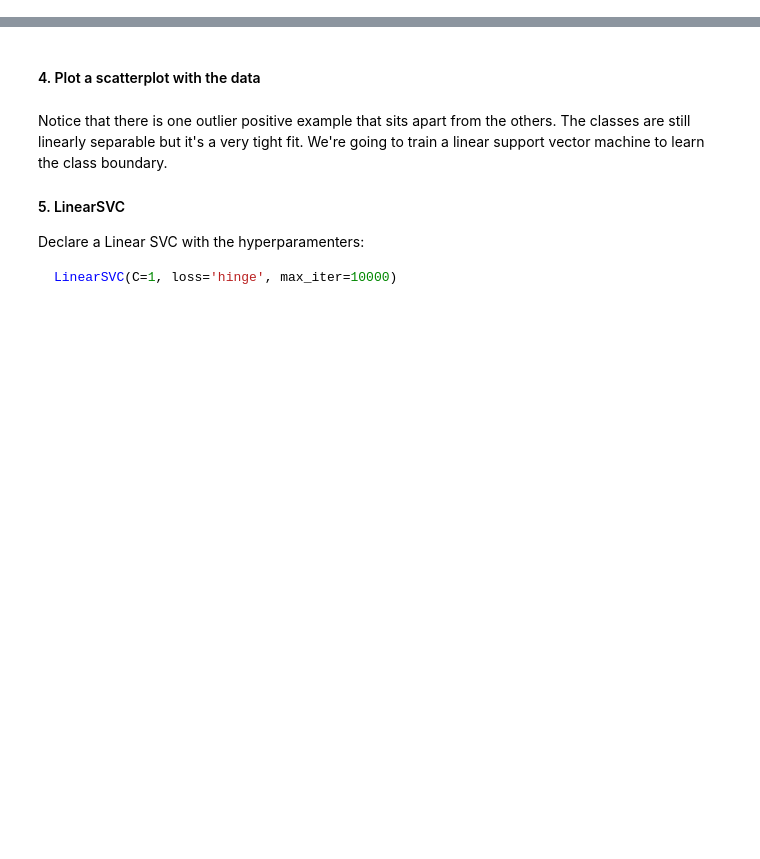
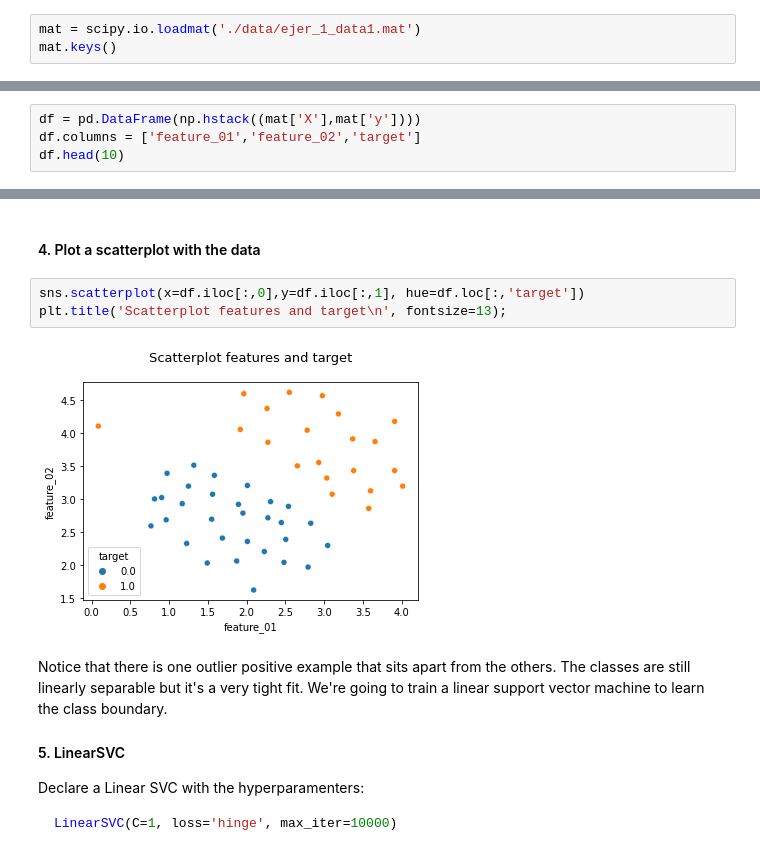
Before and after one commit to PilarDenia/activity_bootcamp_jun2020, a Jupyter notebook: 2_Machine_Learning/semana_25/dia_4/1 - Ejercicio SVM.ipynb, the cells around one changed output, grey strips where cells are left out. Cells and saved outputs as stored; diff of their text form; blank space fills up the shorter version.

```diff
--- a/2_Machine_Learning/semana_25/dia_4/1 - Ejercicio SVM.ipynb
+++ b/2_Machine_Learning/semana_25/dia_4/1 - Ejercicio SVM.ipynb
@@ -13,3 +27,6 @@ The first thing we're going to do is look at a simple 2-dimensional data set and
 # %% [markdown]
 #### 2. Load data
 Load the file *ejer_1_data1.mat*. Find the way for loading this kind of file.
+# %%
+mat = scipy.io.loadmat('./data/ejer_1_data1.mat')
+mat.keys()
@@ -16,2 +51,6 @@ Load the file *ejer_1_data1.mat*. Find the way for loading this kind of file.
 # %% [markdown]
 #### 3. Create a DataFrame with the features and target
+# %%
+df = pd.DataFrame(np.hstack((mat['X'],mat['y'])))
+df.columns = ['feature_01','feature_02','target']
+df.head(10)
@@ -18,5 +69,10 @@ Load the file *ejer_1_data1.mat*. Find the way for loading this kind of file.
 # %% [markdown]
 #### 4. Plot a scatterplot with the data
+# %%
+sns.scatterplot(x=df.iloc[:,0],y=df.iloc[:,1], hue=df.loc[:,'target'])
+plt.title('Scatterplot features and target\n', fontsize=13);
+# %% [output]
+[figure, added]
 # %% [markdown]
 Notice that there is one outlier positive example that sits apart from the others.  The classes are still linearly separable but it's a very tight fit.  We're going to train a linear support vector machine to learn the class boundary.
 
```
Also changed, not shown: parts of 82 cells of this notebook, 50 other files.
